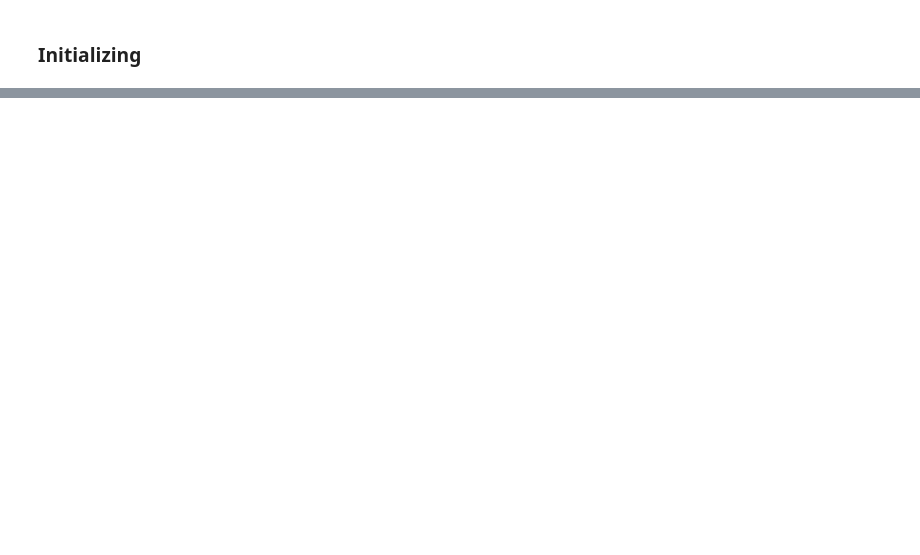
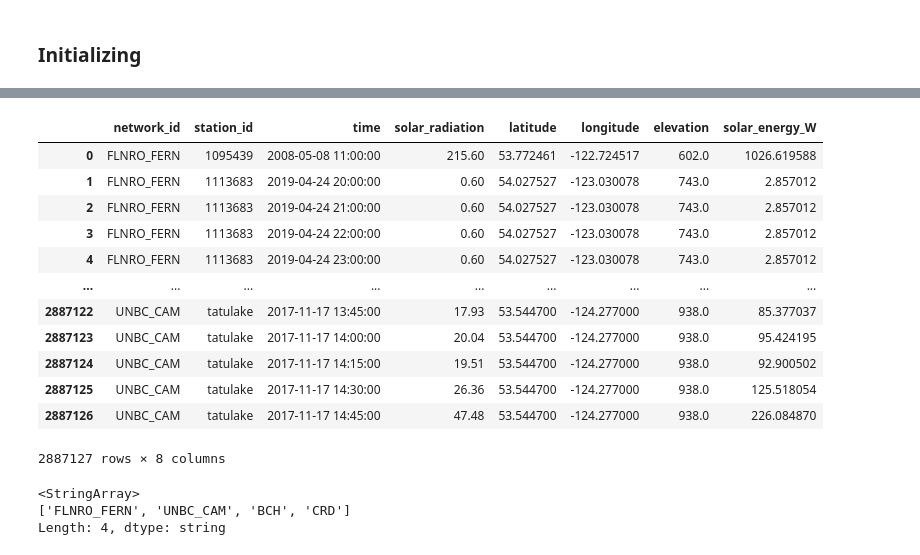
Before and after one commit to madiwiebe/LHL_Capstone_Project, a Jupyter notebook: notebooks/analyzing_data.ipynb, the cells around one changed output, grey strips where cells are left out. Cells and saved outputs as stored; diff of their text form; code cells hidden in the pictures; blank space fills up the shorter version.

```diff
--- a/notebooks/analyzing_data.ipynb
+++ b/notebooks/analyzing_data.ipynb
@@ -36,0 +155,23 @@ import functions
+# %%
+solar_data_final.drop(columns=['daily_avg_energy_kWh'], inplace=True)
+solar_data_final
+# %% [output]
+|  | network_id | station_id | time | solar_radiation | latitude | longitude | elevation | solar_energy_W |
+| 0 | FLNRO_FERN | 1095439 | 2008-05-08 11:00:00 | 215.60 | 53.772461 | -122.724517 | 602.0 | 1026.619588 |
+| 1 | FLNRO_FERN | 1113683 | 2019-04-24 20:00:00 | 0.60 | 54.027527 | -123.030078 | 743.0 | 2.857012 |
+| 2 | FLNRO_FERN | 1113683 | 2019-04-24 21:00:00 | 0.60 | 54.027527 | -123.030078 | 743.0 | 2.857012 |
+| 3 | FLNRO_FERN | 1113683 | 2019-04-24 22:00:00 | 0.60 | 54.027527 | -123.030078 | 743.0 | 2.857012 |
+| 4 | FLNRO_FERN | 1113683 | 2019-04-24 23:00:00 | 0.60 | 54.027527 | -123.030078 | 743.0 | 2.857012 |
+| ... | ... | ... | ... | ... | ... | ... | ... | ... |
+| 2887122 | UNBC_CAM | tatulake | 2017-11-17 13:45:00 | 17.93 | 53.544700 | -124.277000 | 938.0 | 85.377037 |
+| 2887123 | UNBC_CAM | tatulake | 2017-11-17 14:00:00 | 20.04 | 53.544700 | -124.277000 | 938.0 | 95.424195 |
+| 2887124 | UNBC_CAM | tatulake | 2017-11-17 14:15:00 | 19.51 | 53.544700 | -124.277000 | 938.0 | 92.900502 |
+| 2887125 | UNBC_CAM | tatulake | 2017-11-17 14:30:00 | 26.36 | 53.544700 | -124.277000 | 938.0 | 125.518054 |
+| 2887126 | UNBC_CAM | tatulake | 2017-11-17 14:45:00 | 47.48 | 53.544700 | -124.277000 | 938.0 | 226.084870 |
+2887127 rows × 8 columns
+# %%
+solar_data_final['network_id'].unique()
+# %% [output]
+<StringArray>
+['FLNRO_FERN', 'UNBC_CAM', 'BCH', 'CRD']
+Length: 4, dtype: string
```
Also changed, not shown: parts of 12 cells of this notebook, 3 other files.
